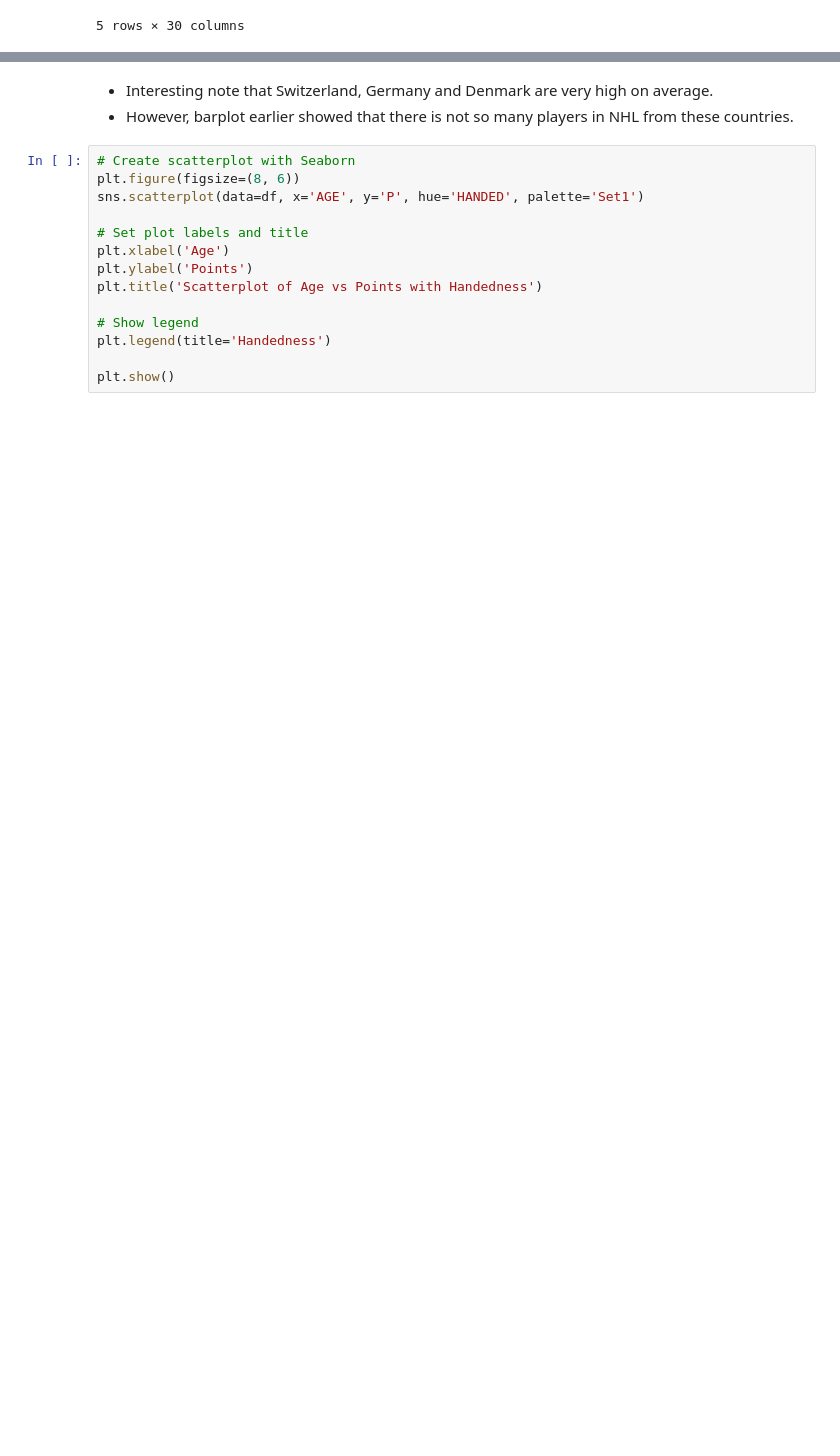
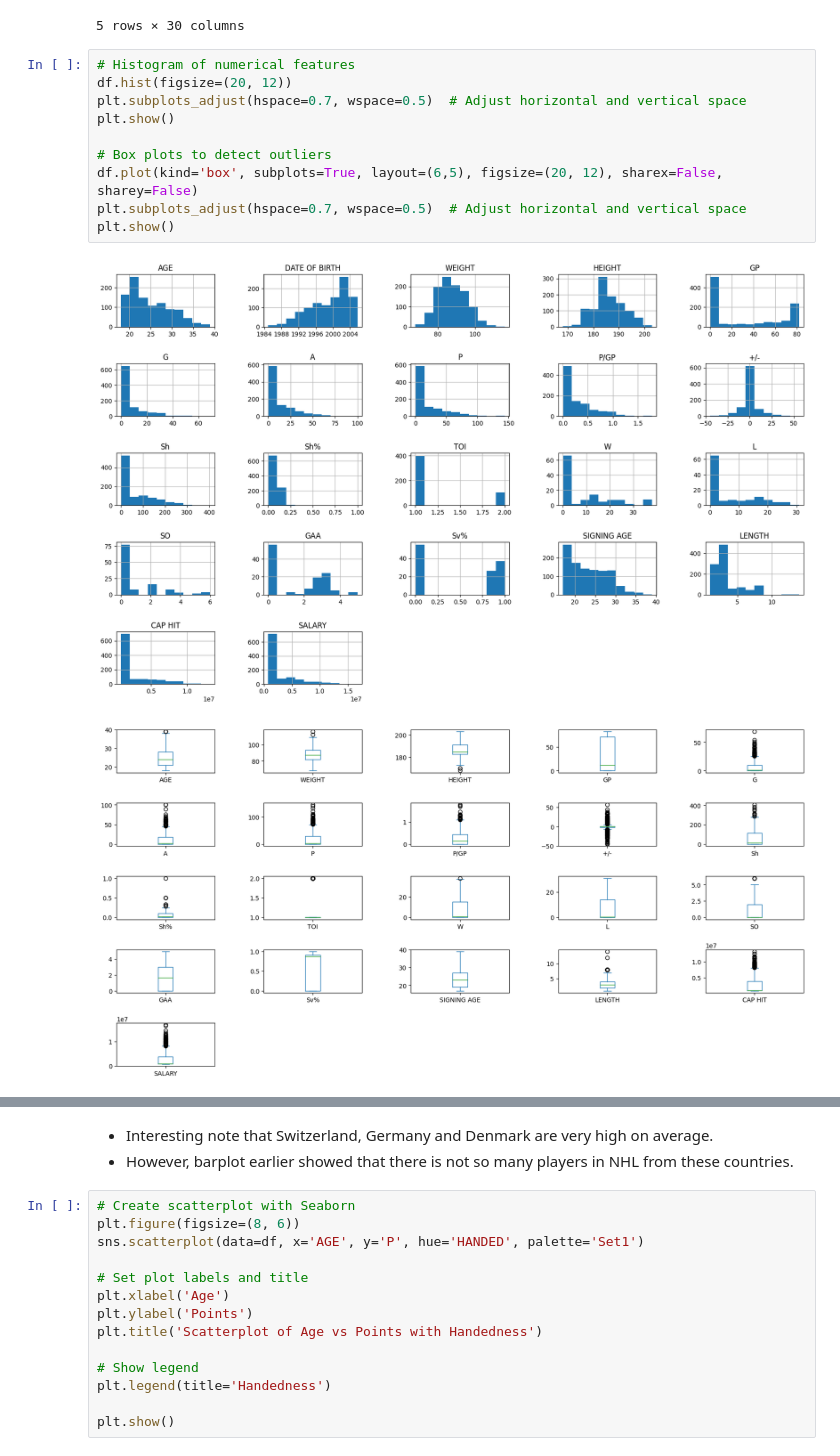
Before and after one commit to Tonzium/NHL_data-visualization, a Jupyter notebook: NHLseason2024_data-analysis.ipynb, the cells around one changed output, grey strips where cells are left out. Drawn from its saved outputs; the diff is of its cells as text; blank space fills up the shorter version.

```diff
--- a/NHLseason2024_data-analysis.ipynb
+++ b/NHLseason2024_data-analysis.ipynb
@@ -207,6 +238,19 @@ df.head()
 | 3 | William Nylander | TOR | 28 | 1996-05-01 | Canada | 92 | 183 | RW | Right | 8 - Round 1 - 2014 (TOR) | ... |
 | 4 | Rasmus Dahlin | BUF | 24 | 2000-04-13 | Sweden | 88 | 191 | LD/RD | Left | 1 - Round 1 - 2018 (BUF) | ... |
 5 rows × 30 columns
+# %%
+# Histogram of numerical features
+df.hist(figsize=(20, 12))
+plt.subplots_adjust(hspace=0.7, wspace=0.5)  # Adjust horizontal and vertical space
+plt.show()
+
+# Box plots to detect outliers
+df.plot(kind='box', subplots=True, layout=(6,5), figsize=(20, 12), sharex=False, sharey=False)
+plt.subplots_adjust(hspace=0.7, wspace=0.5)  # Adjust horizontal and vertical space
+plt.show()
+# %% [output]
+[figure, added]
+[figure, added]
 # %%
 # Set up subplots
 cols_to_plot = ["COUNTRY", "POS", "HANDED", "TYPE", "EXPIRY"]
```
Also changed, not shown: parts of 16 cells of this notebook.
